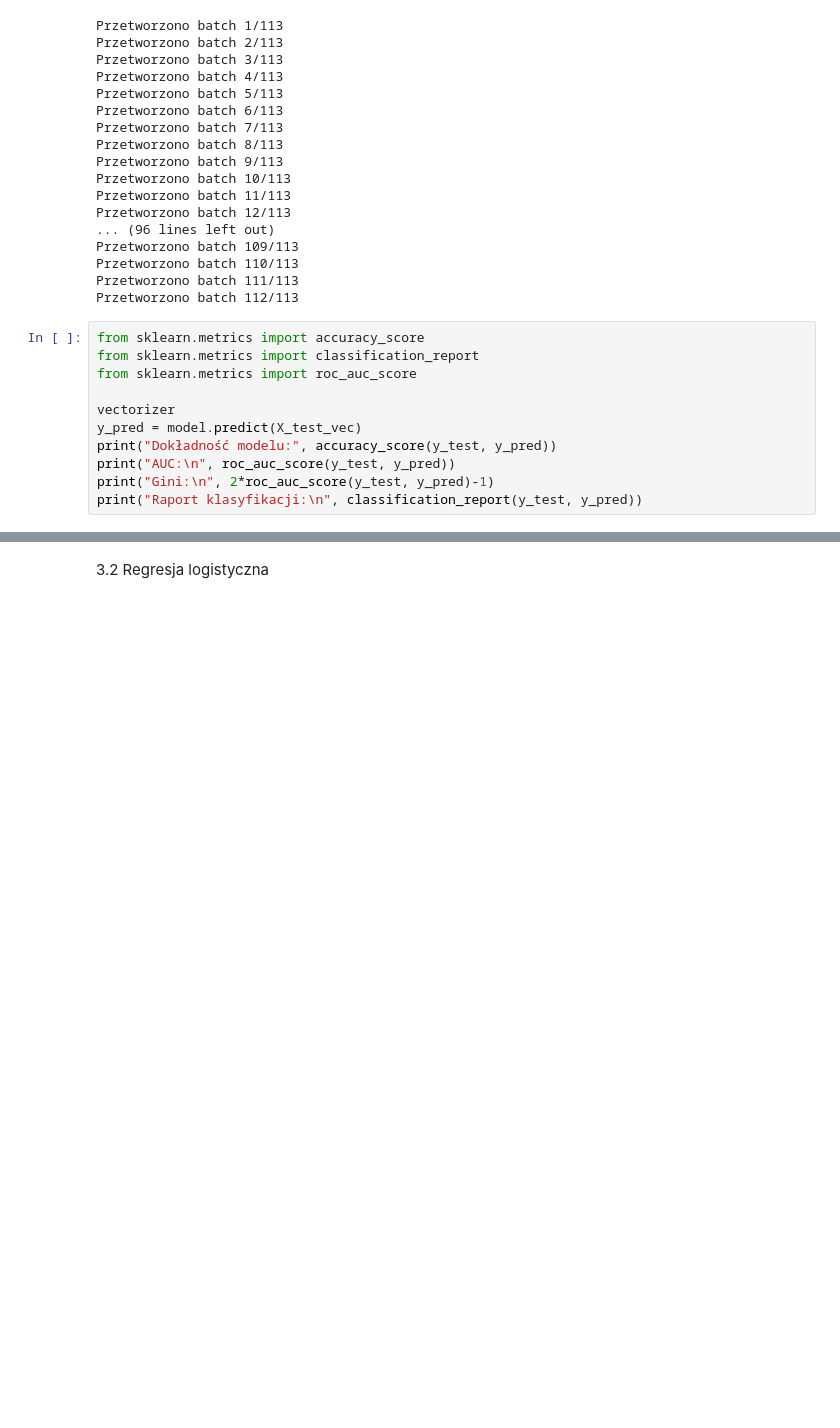
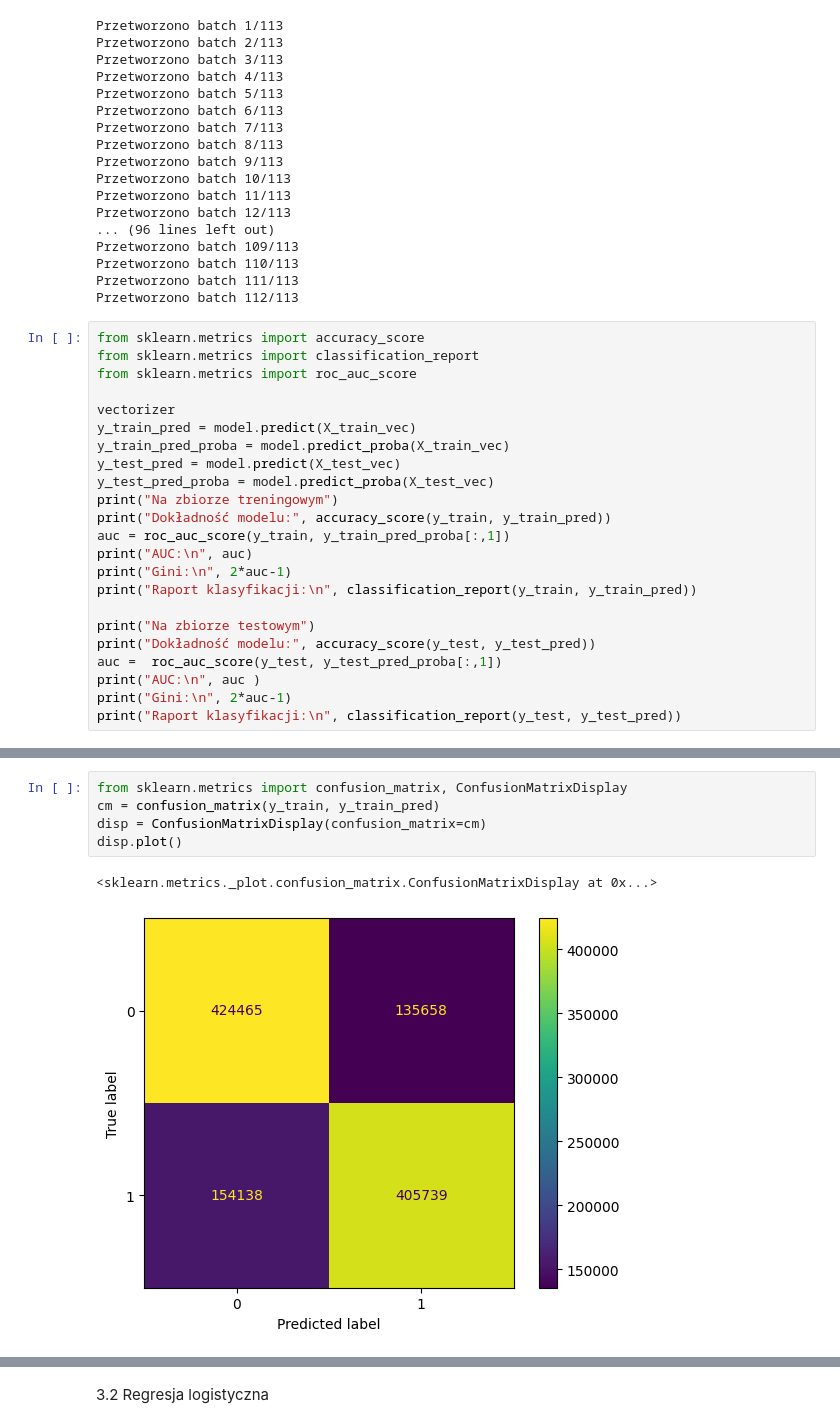
Before and after one commit to Bieslaw/LLMProject, a Jupyter notebook: Etap2.ipynb, the cells around one changed output, grey strips where cells are left out. Drawn from its saved outputs; the diff is of its cells as text; blank space fills up the shorter version.

```diff
--- a/Etap2.ipynb
+++ b/Etap2.ipynb
@@ -195,9 +195,21 @@ from sklearn.metrics import classification_report
 from sklearn.metrics import roc_auc_score
 
 vectorizer
-y_pred = model.predict(X_test_vec)
-print("Dokładność modelu:", accuracy_score(y_test, y_pred))
-print("AUC:\n", roc_auc_score(y_test, y_pred))
-print("Gini:\n", 2*roc_auc_score(y_test, y_pred)-1)
-print("Raport klasyfikacji:\n", classification_report(y_test, y_pred))
+y_train_pred = model.predict(X_train_vec)
+y_train_pred_proba = model.predict_proba(X_train_vec)
+y_test_pred = model.predict(X_test_vec)
+y_test_pred_proba = model.predict_proba(X_test_vec)
+print("Na zbiorze treningowym")
+print("Dokładność modelu:", accuracy_score(y_train, y_train_pred))
+auc = roc_auc_score(y_train, y_train_pred_proba[:,1])
+print("AUC:\n", auc)
+print("Gini:\n", 2*auc-1)
+print("Raport klasyfikacji:\n", classification_report(y_train, y_train_pred))
+
+print("Na zbiorze testowym")
+print("Dokładność modelu:", accuracy_score(y_test, y_test_pred))
+auc =  roc_auc_score(y_test, y_test_pred_proba[:,1])
+print("AUC:\n", auc )
+print("Gini:\n", 2*auc-1)
+print("Raport klasyfikacji:\n", classification_report(y_test, y_test_pred))
 # %% [output]
@@ -215,5 +230,13 @@ Raport klasyfikacji:
     accuracy                           0.74    480000
    macro avg       0.74      0.74      0.74    480000
 weighted avg       0.74      0.74      0.74    480000
+# %%
+from sklearn.metrics import confusion_matrix, ConfusionMatrixDisplay
+cm = confusion_matrix(y_train, y_train_pred)
+disp = ConfusionMatrixDisplay(confusion_matrix=cm)
+disp.plot()
+# %% [output]
+<sklearn.metrics._plot.confusion_matrix.ConfusionMatrixDisplay at 0x...>
+[figure, added]
 # %%
 from sklearn.metrics import confusion_matrix, ConfusionMatrixDisplay
```
Also changed, not shown: parts of 8 cells of this notebook.
